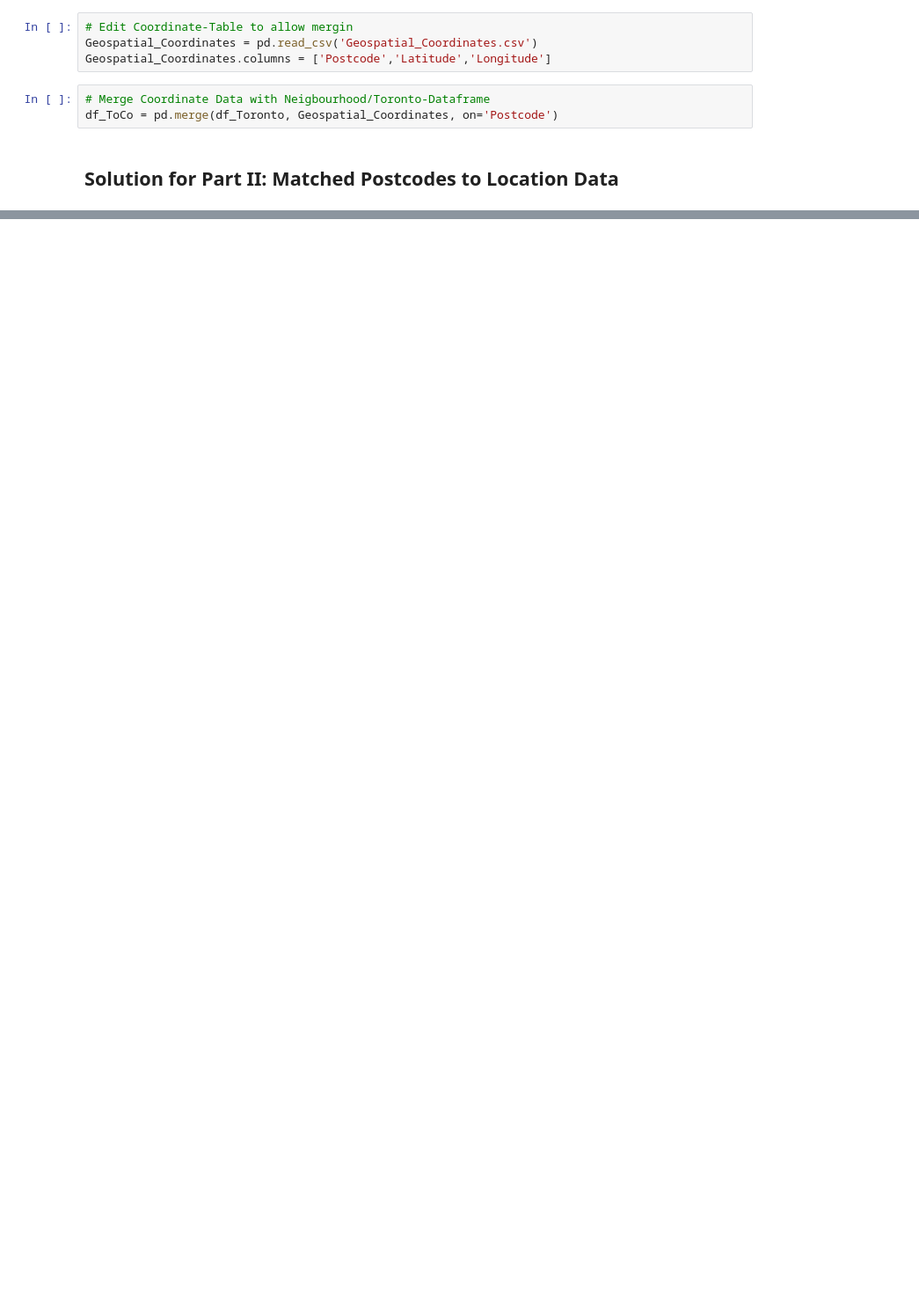
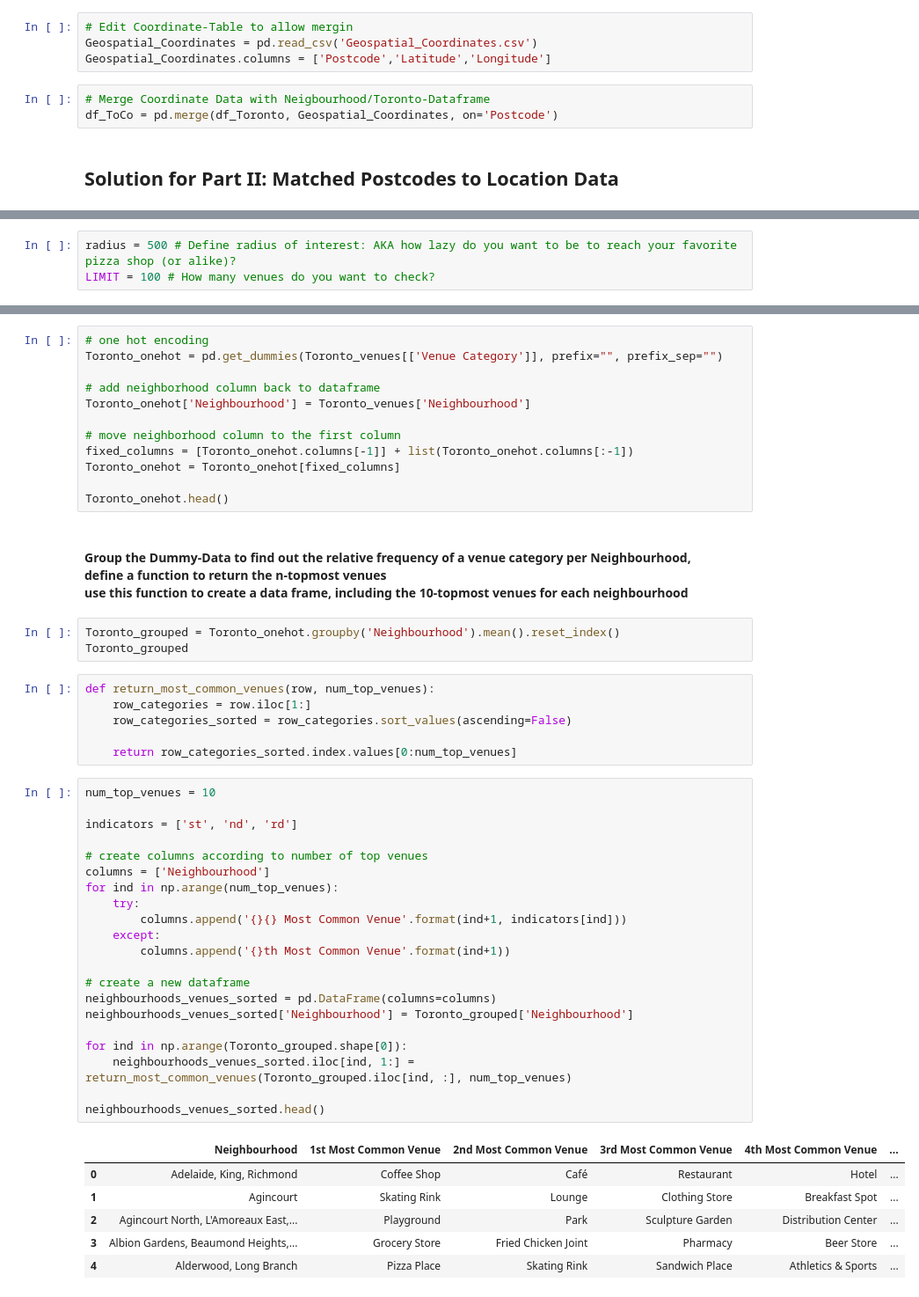
Before and after one commit to FKlapp/Coursera_Capstone, a Jupyter notebook: Assignment_Capstone_Week3.ipynb, the cells around one changed output, grey strips where cells are left out. Shown: that part at 88% size. Drawn from its saved outputs; the diff is of its cells as text; blank space fills up the shorter version.

```diff
--- a/Assignment_Capstone_Week3.ipynb
+++ b/Assignment_Capstone_Week3.ipynb
@@ -129,0 +110,3 @@ df_ToCo.head(15)
+# %%
+radius = 500 # Define radius of interest: AKA how lazy do you want to be to reach your favorite pizza shop (or alike)?
+LIMIT = 100 # How many venues do you want to check?
@@ -129,0 +162,53 @@ df_ToCo.head(15)
+# %%
+# one hot encoding
+Toronto_onehot = pd.get_dummies(Toronto_venues[['Venue Category']], prefix="", prefix_sep="")
+
+# add neighborhood column back to dataframe
+Toronto_onehot['Neighbourhood'] = Toronto_venues['Neighbourhood']
+
+# move neighborhood column to the first column
+fixed_columns = [Toronto_onehot.columns[-1]] + list(Toronto_onehot.columns[:-1])
+Toronto_onehot = Toronto_onehot[fixed_columns]
+
+Toronto_onehot.head()
+# %% [markdown]
+<h4> Group the Dummy-Data to find out the relative frequency of a venue category per Neighbourhood,
+<br> define a function to return the n-topmost venues
+<br> use this function to create a data frame, including the 10-topmost venues for each neighbourhood
+# %%
+Toronto_grouped = Toronto_onehot.groupby('Neighbourhood').mean().reset_index()
+Toronto_grouped
+# %%
+def return_most_common_venues(row, num_top_venues):
+    row_categories = row.iloc[1:]
+    row_categories_sorted = row_categories.sort_values(ascending=False)
+
+    return row_categories_sorted.index.values[0:num_top_venues]
+# %%
+num_top_venues = 10
+
+indicators = ['st', 'nd', 'rd']
+
+# create columns according to number of top venues
+columns = ['Neighbourhood']
+for ind in np.arange(num_top_venues):
+    try:
+        columns.append('{}{} Most Common Venue'.format(ind+1, indicators[ind]))
+    except:
+        columns.append('{}th Most Common Venue'.format(ind+1))
+
+# create a new dataframe
+neighbourhoods_venues_sorted = pd.DataFrame(columns=columns)
+neighbourhoods_venues_sorted['Neighbourhood'] = Toronto_grouped['Neighbourhood']
+
+for ind in np.arange(Toronto_grouped.shape[0]):
+    neighbourhoods_venues_sorted.iloc[ind, 1:] = return_most_common_venues(Toronto_grouped.iloc[ind, :], num_top_venues)
+
+neighbourhoods_venues_sorted.head()
+# %% [output]
+|  | Neighbourhood | 1st Most Common Venue | 2nd Most Common Venue | 3rd Most Common Venue | 4th Most Common Venue | ... |
+| 0 | Adelaide, King, Richmond | Coffee Shop | Café | Restaurant | Hotel | ... |
+| 1 | Agincourt | Skating Rink | Lounge | Clothing Store | Breakfast Spot | ... |
+| 2 | Agincourt North, L'Amoreaux East,... | Playground | Park | Sculpture Garden | Distribution Center | ... |
+| 3 | Albion Gardens, Beaumond Heights,... | Grocery Store | Fried Chicken Joint | Pharmacy | Beer Store | ... |
+| 4 | Alderwood, Long Branch | Pizza Place | Skating Rink | Sandwich Place | Athletics & Sports | ... |
```
Also changed, not shown: parts of 21 cells of this notebook.
